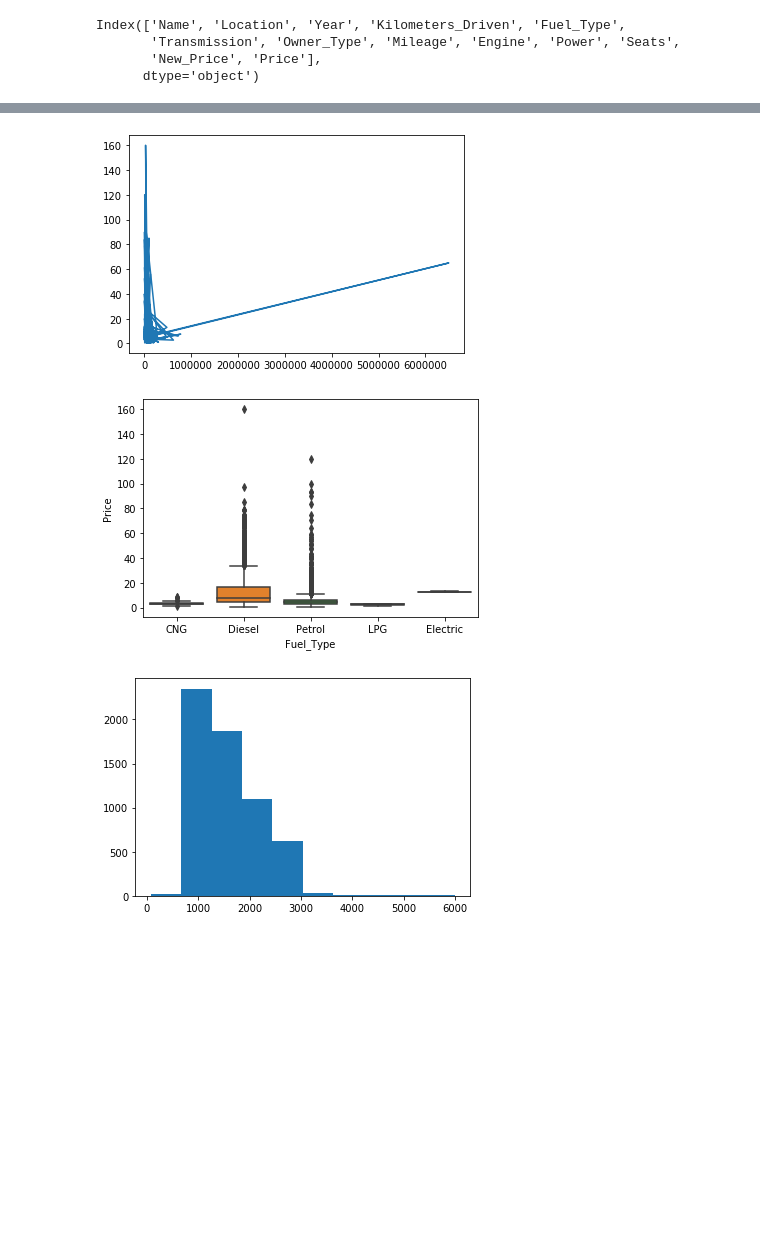
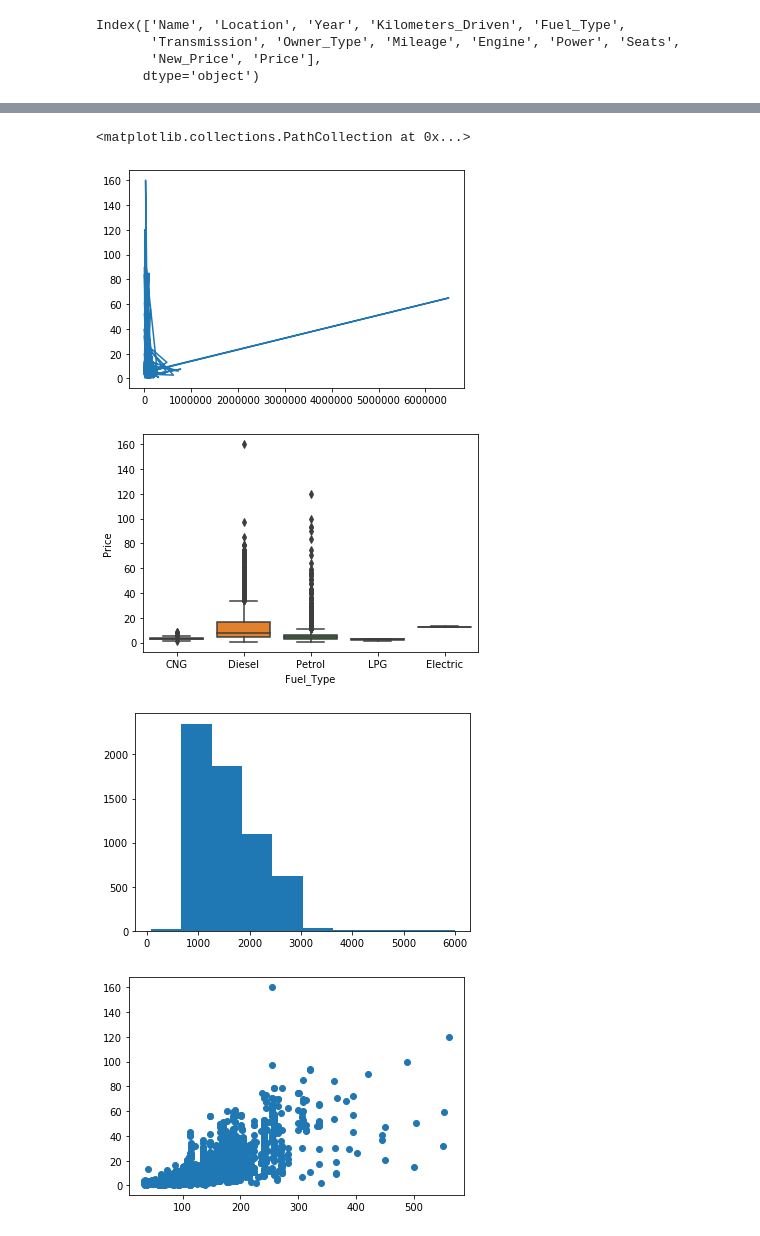
Before and after one commit to SAR2652/Used-Car-Price-Predictor-Website-and-Backend, a Jupyter notebook: CarPricePredictor.ipynb, the cells around one changed output, grey strips where cells are left out. Drawn from its saved outputs; the diff is of its cells as text; code cells hidden in the pictures; blank space fills up the shorter version.

```diff
--- a/CarPricePredictor.ipynb
+++ b/CarPricePredictor.ipynb
@@ -95,22 +178,33 @@ for x in range(df["Engine"].shape[0]):
 # %%
 %matplotlib inline
 from sklearn.impute import SimpleImputer
+from sklearn.experimental import enable_iterative_imputer
+from sklearn.impute import IterativeImputer
+imp = IterativeImputer(max_iter=10, random_state=0)
+# knni = KNNImputer(n_neighbors = 2, weights = 'normal')
+fill_miss = imp.fit_transform(pd.DataFrame({'Seats':df["Seats"], 'Price':df["Price"]}))
+df["Seats"] = pd.Series(fill_miss.T[0])
 si = SimpleImputer(strategy = 'mean')
 df['Engine'] = si.fit_transform(np.array(df['Engine']).reshape(-1,1))
-
+si_new = SimpleImputer(missing_values = np.nan, strategy="mean")
+df['Power'] = si_new.fit_transform(np.array(df["Power"]).reshape(-1,1))
 visualizer = Visualizer()
 feature_name = "Price"
 label = "Kilometers_Driven"
 visualizer.simplePlot(feature = label, label = feature_name, df_ = df)
 label = "Fuel_Type"
 plt.figure()
 visualizer.drawBoxPlot(feature = feature_name, label = label, df_=df)
 plt.figure()
 visualizer.drawHist(feature = "Engine", df_ = df)
+plt.figure()
+plt.scatter(df["Power"], df["Price"])
 # %% [output]
+<matplotlib.collections.PathCollection at 0x...>
 [figure]
 [figure]
 [figure]
+[figure, added]
 # %%
 df.drop('New_Price', axis = 1)
 # %% [output]
```
Also changed, not shown: parts of 11 cells of this notebook.
